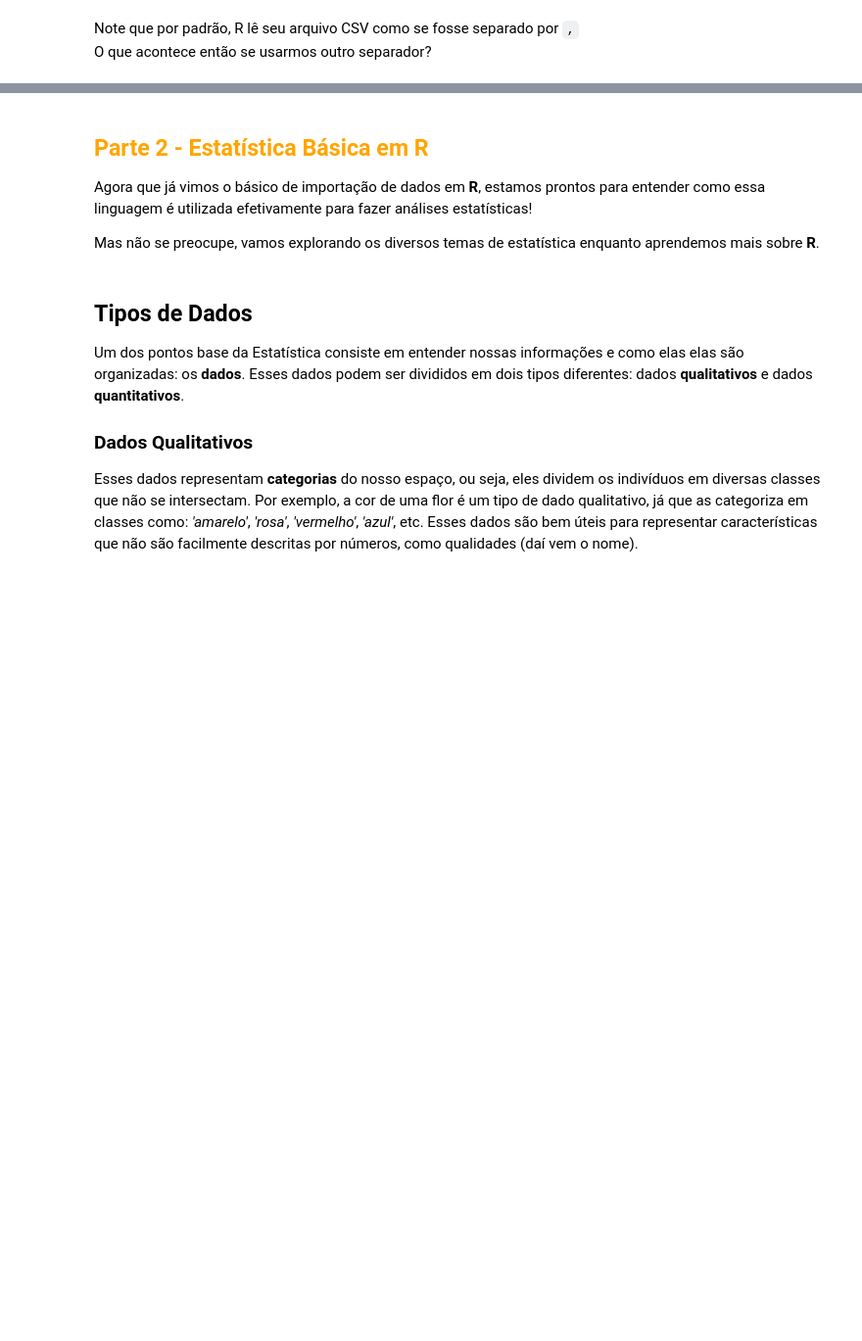
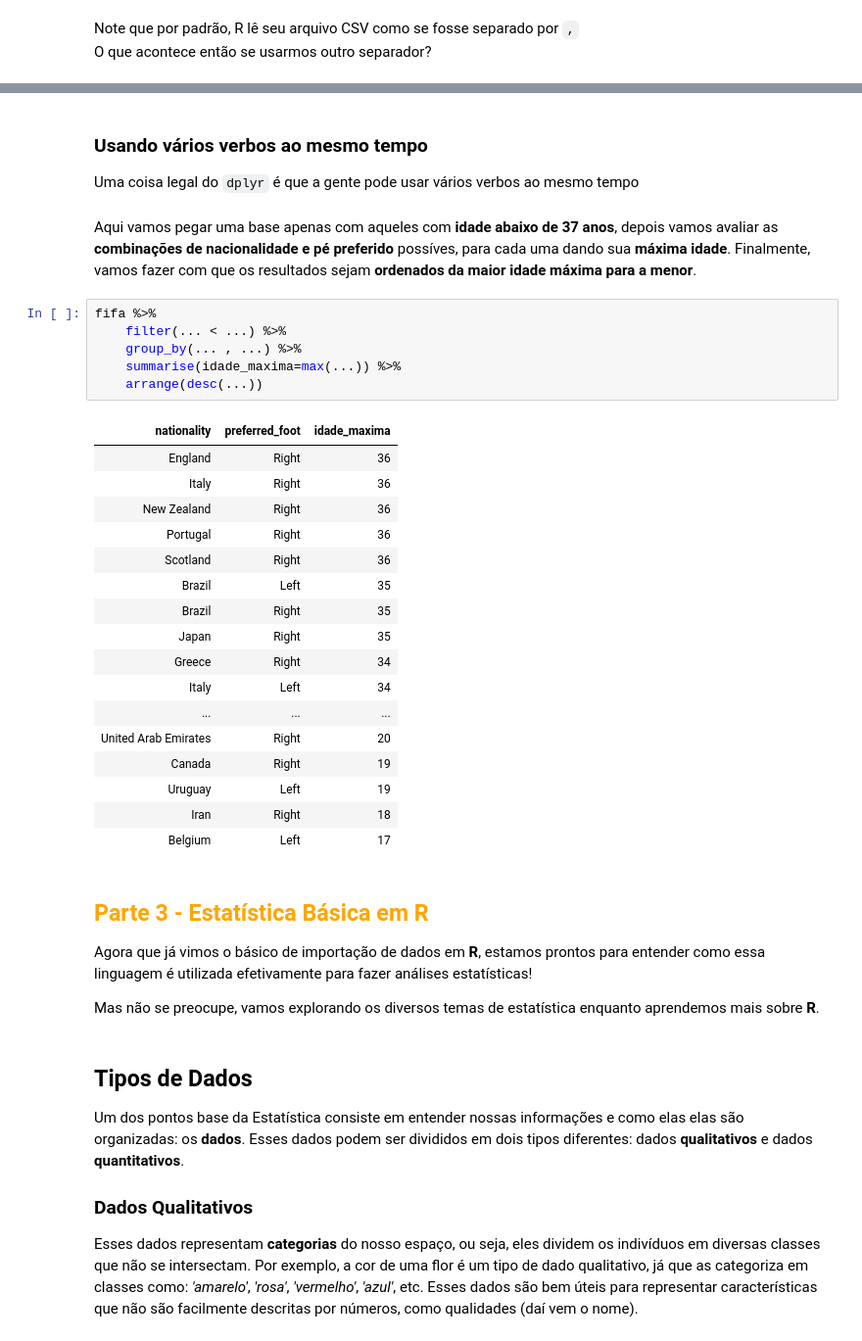
Before and after one commit to turing-usp/workshop_estatistica_com_R, a Jupyter notebook: fifa-participante.ipynb, the cells around one changed output, grey strips where cells are left out. Shown at 98% size. Drawn from its saved outputs; the diff is of its cells as text; blank space fills up the shorter version.

```diff
--- a/adult-gabarito.ipynb
+++ b/fifa-participante.ipynb
@@ -153,5 +247,35 @@ head(adult)
+# %% [markdown]
+### <a id="varios_verbos"></a> Usando vários verbos ao mesmo tempo
+
+Uma coisa legal do `dplyr` é que a gente pode usar vários verbos ao mesmo tempo
+# %% [markdown]
+Aqui vamos pegar uma base apenas com aqueles com **idade abaixo de 37 anos**, depois vamos avaliar as **combinações de nacionalidade e pé preferido** possíves, para cada uma dando sua **máxima idade**. Finalmente, vamos fazer com que os resultados sejam **ordenados da maior idade máxima para a menor**.
+# %%
+fifa %>%
+    filter(... < ...) %>%
+    group_by(... , ...) %>%
+    summarise(idade_maxima=max(...)) %>%
+    arrange(desc(...))
+# %% [output]
+| nationality | preferred_foot | idade_maxima |
+| England | Right | 36 |
+| Italy | Right | 36 |
+| New Zealand | Right | 36 |
+| Portugal | Right | 36 |
+| Scotland | Right | 36 |
+| Brazil | Left | 35 |
+| Brazil | Right | 35 |
+| Japan | Right | 35 |
+| Greece | Right | 34 |
+| Italy | Left | 34 |
+| ... | ... | ... |
+| United Arab Emirates | Right | 20 |
+| Canada | Right | 19 |
+| Uruguay | Left | 19 |
+| Iran | Right | 18 |
+| Belgium | Left | 17 |
 # %% [markdown]
-## <a id = "parte2"></a><span style="color: orange;">  Parte 2 -  Estatística Básica em R </span>
+## <a id = "parte3"></a><span style="color: orange;">  Parte 3 -  Estatística Básica em R </span>
 
 Agora que já vimos o básico de importação de dados em **R**, estamos prontos para entender como essa linguagem é utilizada efetivamente para fazer análises estatísticas!
 
```
Also changed, not shown: parts of 74 cells of this notebook, 5 other files.
